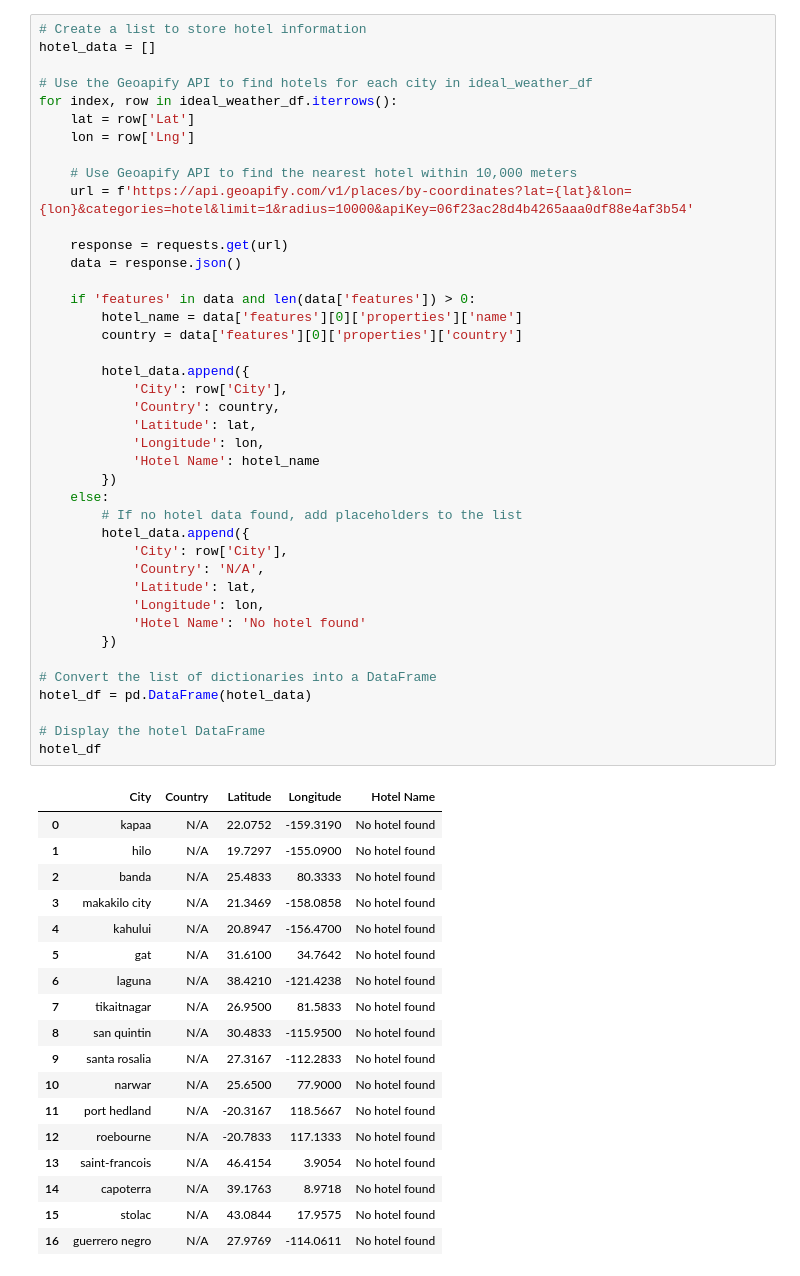
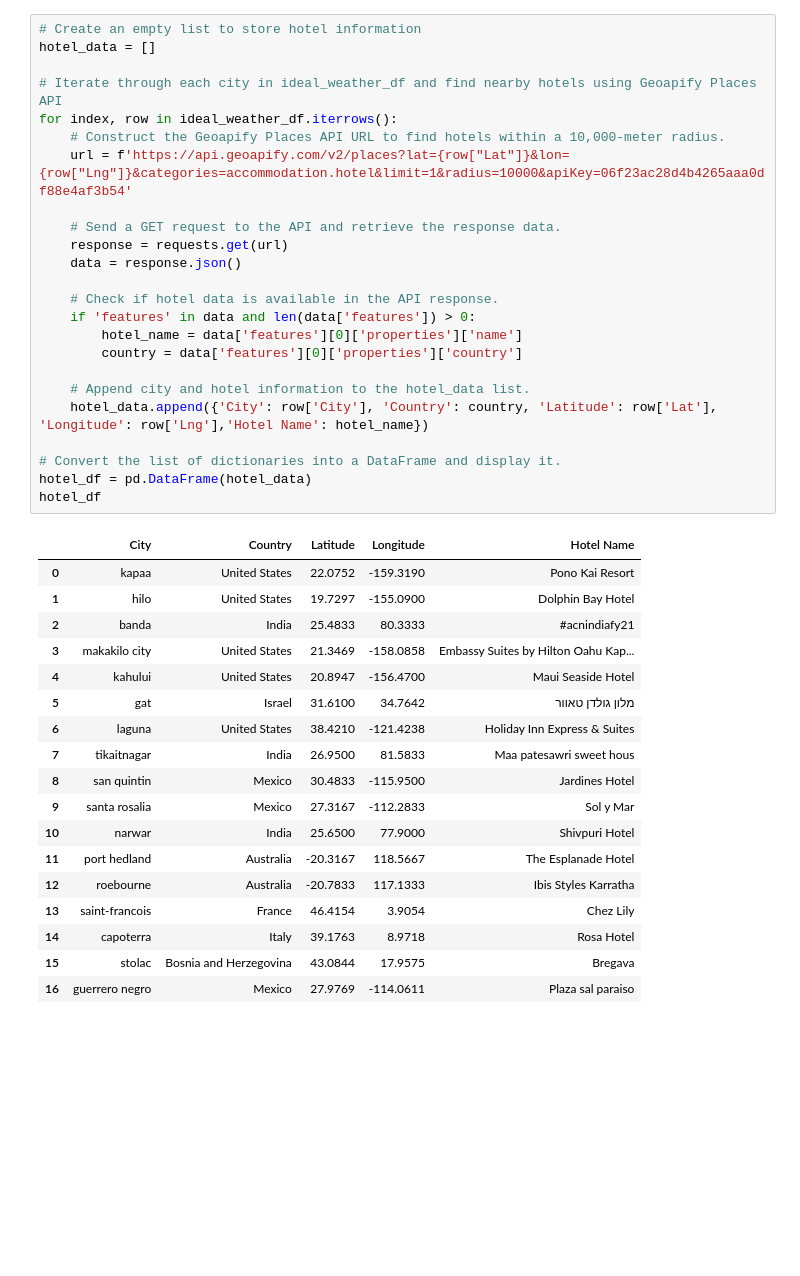
Before and after one commit to GBov81/python-api-challenge, a Jupyter notebook: VacationPy.ipynb, the cells around one changed output. Saved outputs shown, nothing was run; the diff lists cells and outputs as text; blank space fills up the shorter version.

```diff
--- a/VacationPy.ipynb
+++ b/VacationPy.ipynb
@@ -70,62 +68,45 @@ ideal_weather_df
 | 421 | 421 | stolac | 43.0844 | 17.9575 | 24.88 | 68 | 0 | 0.80 | BA | 1666108483 |
 | 516 | 516 | guerrero negro | 27.9769 | -114.0611 | 23.17 | 68 | 0 | 0.89 | MX | 1666108537 |
 # %%
-# Create a list to store hotel information
+# Create an empty list to store hotel information
 hotel_data = []
 
-# Use the Geoapify API to find hotels for each city in ideal_weather_df
+# Iterate through each city in ideal_weather_df and find nearby hotels using Geoapify Places API
 for index, row in ideal_weather_df.iterrows():
-    lat = row['Lat']
-    lon = row['Lng']
+    # Construct the Geoapify Places API URL to find hotels within a 10,000-meter radius.
+    url = f'https://api.geoapify.com/v2/places?lat={row["Lat"]}&lon={row["Lng"]}&categories=accommodation.hotel&limit=1&radius=10000&apiKey=06f23ac28d4b4265aaa0df88e4af3b54'
 
-    # Use Geoapify API to find the nearest hotel within 10,000 meters
-    url = f'https://api.geoapify.com/v1/places/by-coordinates?lat={lat}&lon={lon}&categories=hotel&limit=1&radius=10000&apiKey=06f23ac28d4b4265aaa0df88e4af3b54'
-
+    # Send a GET request to the API and retrieve the response data.
     response = requests.get(url)
     data = response.json()
 
+    # Check if hotel data is available in the API response.
     if 'features' in data and len(data['features']) > 0:
         hotel_name = data['features'][0]['properties']['name']
         country = data['features'][0]['properties']['country']
 
-        hotel_data.append({
-            'City': row['City'],
-            'Country': country,
-            'Latitude': lat,
-            'Longitude': lon,
-            'Hotel Name': hotel_name
-        })
-    else:
-        # If no hotel data found, add placeholders to the list
-        hotel_data.append({
-            'City': row['City'],
-            'Country': 'N/A',
-            'Latitude': lat,
-            'Longitude': lon,
-            'Hotel Name': 'No hotel found'
-        })
+    # Append city and hotel information to the hotel_data list.
+    hotel_data.append({'City': row['City'], 'Country': country, 'Latitude': row['Lat'], 'Longitude': row['Lng'],'Hotel Name': hotel_name})
 
-# Convert the list of dictionaries into a DataFrame
+# Convert the list of dictionaries into a DataFrame and display it.
 hotel_df = pd.DataFrame(hotel_data)
-
-# Display the hotel DataFrame
 hotel_df
 # %% [output]
 |  | City | Country | Latitude | Longitude | Hotel Name |
-| 0 | kapaa | N/A | 22.0752 | -159.3190 | No hotel found |
-| 1 | hilo | N/A | 19.7297 | -155.0900 | No hotel found |
-| 2 | banda | N/A | 25.4833 | 80.3333 | No hotel found |
-| 3 | makakilo city | N/A | 21.3469 | -158.0858 | No hotel found |
-| 4 | kahului | N/A | 20.8947 | -156.4700 | No hotel found |
-| 5 | gat | N/A | 31.6100 | 34.7642 | No hotel found |
-| 6 | laguna | N/A | 38.4210 | -121.4238 | No hotel found |
-| 7 | tikaitnagar | N/A | 26.9500 | 81.5833 | No hotel found |
-| 8 | san quintin | N/A | 30.4833 | -115.9500 | No hotel found |
-| 9 | santa rosalia | N/A | 27.3167 | -112.2833 | No hotel found |
-| 10 | narwar | N/A | 25.6500 | 77.9000 | No hotel found |
-| 11 | port hedland | N/A | -20.3167 | 118.5667 | No hotel found |
-| 12 | roebourne | N/A | -20.7833 | 117.1333 | No hotel found |
-| 13 | saint-francois | N/A | 46.4154 | 3.9054 | No hotel found |
-| 14 | capoterra | N/A | 39.1763 | 8.9718 | No hotel found |
-| 15 | stolac | N/A | 43.0844 | 17.9575 | No hotel found |
-| 16 | guerrero negro | N/A | 27.9769 | -114.0611 | No hotel found |
+| 0 | kapaa | United States | 22.0752 | -159.3190 | Pono Kai Resort |
+| 1 | hilo | United States | 19.7297 | -155.0900 | Dolphin Bay Hotel |
+| 2 | banda | India | 25.4833 | 80.3333 | #acnindiafy21 |
+| 3 | makakilo city | United States | 21.3469 | -158.0858 | Embassy Suites by Hilton Oahu Kap... |
+| 4 | kahului | United States | 20.8947 | -156.4700 | Maui Seaside Hotel |
+| 5 | gat | Israel | 31.6100 | 34.7642 | מלון גולדן טאוור |
+| 6 | laguna | United States | 38.4210 | -121.4238 | Holiday Inn Express & Suites |
+| 7 | tikaitnagar | India | 26.9500 | 81.5833 | Maa patesawri sweet hous |
+| 8 | san quintin | Mexico | 30.4833 | -115.9500 | Jardines Hotel |
+| 9 | santa rosalia | Mexico | 27.3167 | -112.2833 | Sol y Mar |
+| 10 | narwar | India | 25.6500 | 77.9000 | Shivpuri Hotel |
+| 11 | port hedland | Australia | -20.3167 | 118.5667 | The Esplanade Hotel |
+| 12 | roebourne | Australia | -20.7833 | 117.1333 | Ibis Styles Karratha |
+| 13 | saint-francois | France | 46.4154 | 3.9054 | Chez Lily |
+| 14 | capoterra | Italy | 39.1763 | 8.9718 | Rosa Hotel |
+| 15 | stolac | Bosnia and Herzegovina | 43.0844 | 17.9575 | Bregava |
+| 16 | guerrero negro | Mexico | 27.9769 | -114.0611 | Plaza sal paraiso |
```
Also changed, not shown: parts of 1 cell of this notebook.
